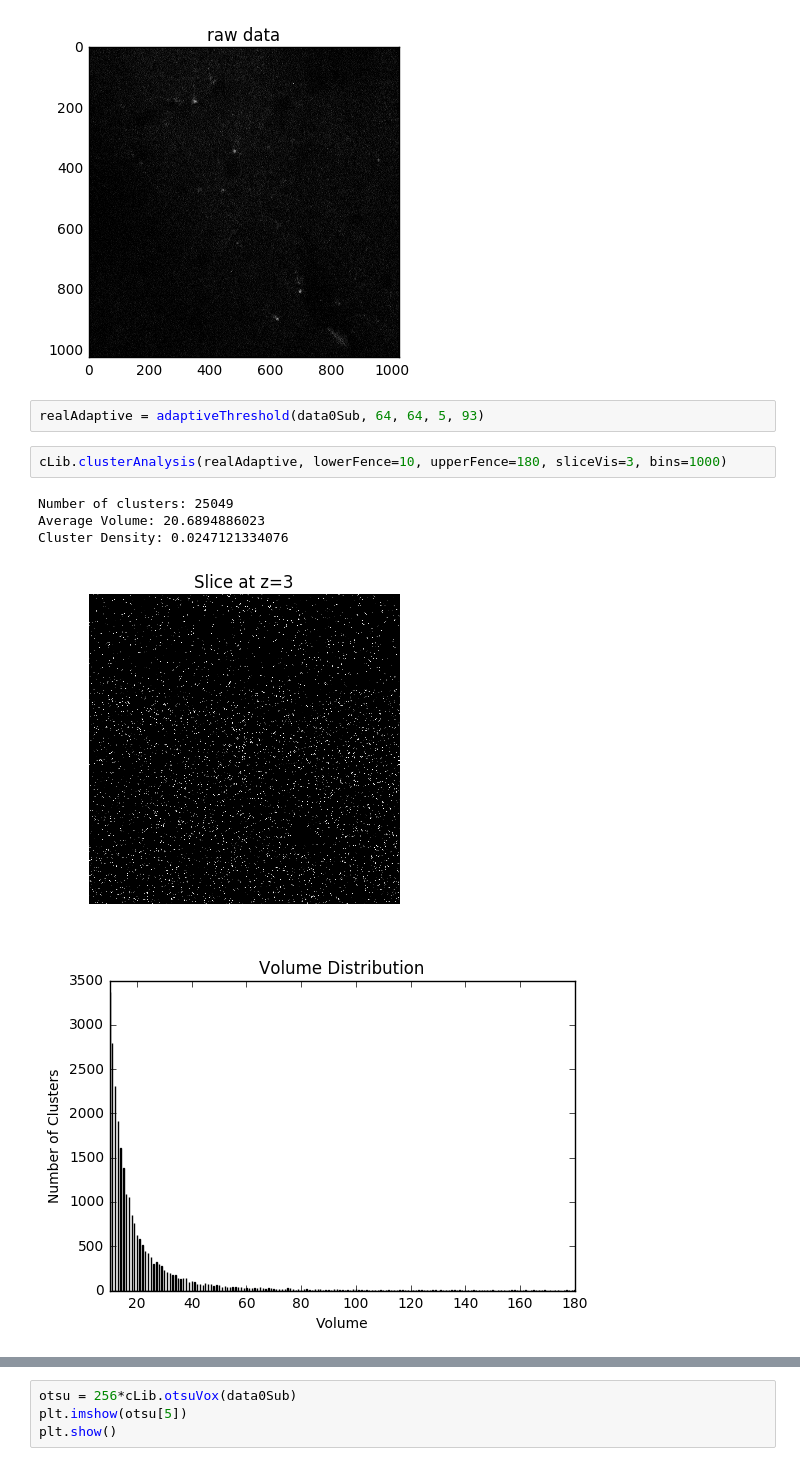
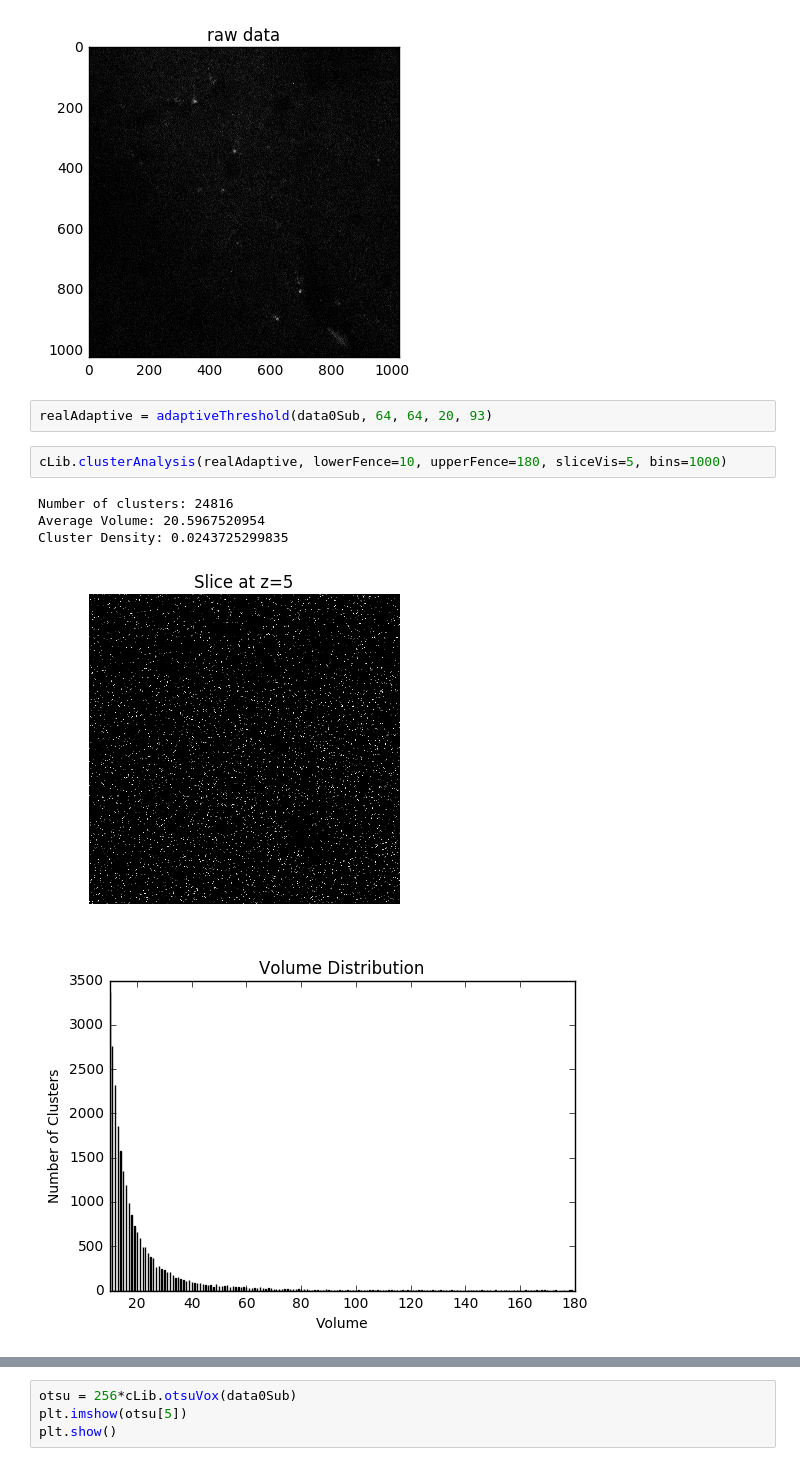
Before and after one commit to NeuroDataDesign/pan-synapse, a Jupyter notebook: background/AdaptiveThresholding_Algorithms.md.ipynb, the cells around one changed output, grey strips where cells are left out. Drawn from its saved outputs; the diff is of its cells as text.

```diff
--- a/background/AdaptiveThresholding_Algorithms.md.ipynb
+++ b/background/AdaptiveThresholding_Algorithms.md.ipynb
@@ -349,15 +349,15 @@ plt.show()
 # %% [output]
 [figure]
 # %%
-realAdaptive = adaptiveThreshold(data0Sub, 64, 64, 5, 93)
+realAdaptive = adaptiveThreshold(data0Sub, 64, 64, 20, 93)
 # %%
-cLib.clusterAnalysis(realAdaptive, lowerFence=10, upperFence=180, sliceVis=3, bins=1000)
+cLib.clusterAnalysis(realAdaptive, lowerFence=10, upperFence=180, sliceVis=5, bins=1000)
 # %% [output]
-Number of clusters: 25049
-Average Volume: 20.6894886023
-Cluster Density: 0.0247121334076
+Number of clusters: 24816
+Average Volume: 20.5967520954
+Cluster Density: 0.0243725299835
-[figure, old version]
+[figure, new version]
-[figure, old version]
+[figure, new version]
 [interactive output not drawn]
 [interactive output not drawn]
 [interactive output not drawn]
```
Also changed, not shown: parts of 2 cells of this notebook, 7 other files.
